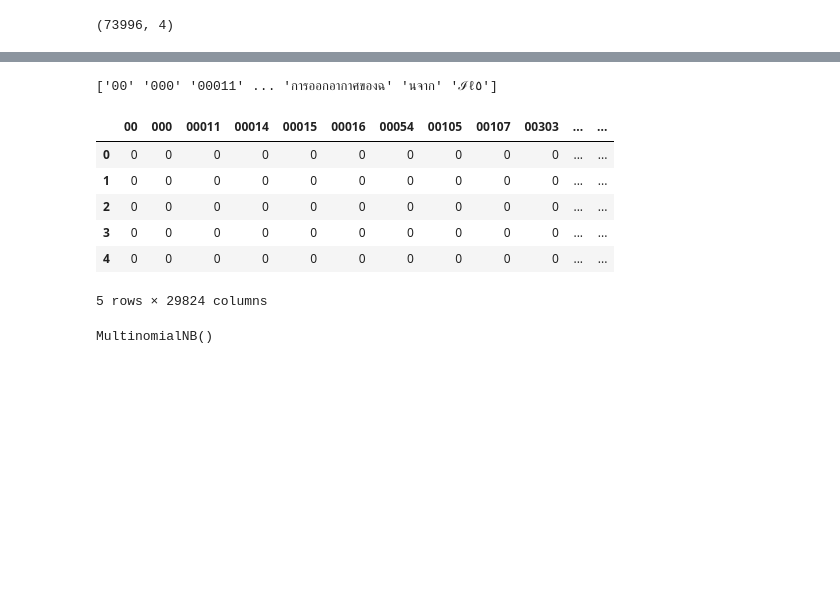
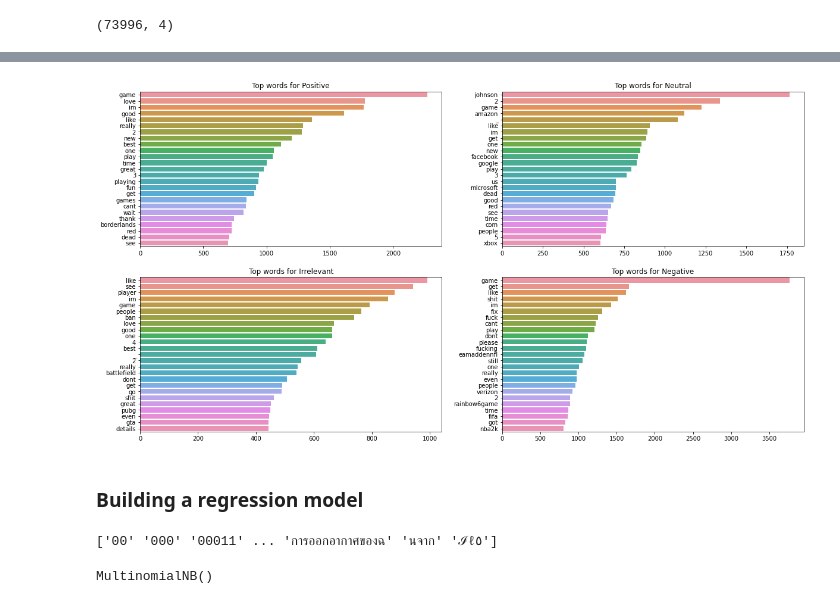
Before and after one commit to mambo-mk/Sentiment-Analysis, a Jupyter notebook: Text Analytics.ipynb, the cells around one changed output, grey strips where cells are left out. Cells and saved outputs as stored; diff of their text form; code cells hidden in the pictures; blank space fills up the shorter version.

```diff
--- a/Text Analytics.ipynb
+++ b/Text Analytics.ipynb
@@ -74 +88,28 @@ Name: 3, dtype: object
+# %%
+# Top words
+import re
+from nltk.corpus import stopwords
+stopwords_list = stopwords.words('english')
+
+word_counts = {'Positive': [],
+                'Neutral': [],
+                'Irrelevant': [],
+                'Negative': []}
+
+pattern = re.compile('[^\w ]')
+for text, t in zip(df['Text'], df["Sentiment"]):
+    text = re.sub(pattern, '', text).lower().split()
+    text = [word for word in text if word not in stopwords_list]
+    word_counts[t].extend(text)
+# %%
+fig, axes = plt.subplots(2, 2, figsize=(20,10.5))
+for axis, (target, words) in zip(axes.flatten(), word_counts.items()):
+    bar_info = pd.Series(words).value_counts()[:25]
+    sns.barplot(x=bar_info.values, y=bar_info.index, ax=axis)
+    axis.set_title(f'Top words for {target}')
+plt.show()
+# %% [output]
+[figure, added]
+# %% [markdown]
+### Building a regression model
 # %%
@@ -82,19 +125,12 @@ y = df[2]
-# %%
-# vectorize the data
-vector = CountVectorizer()
-X = vector.fit_transform(x)
-print(vector.get_feature_names_out())
-X.toarray()
-
-dy = pd.DataFrame(X.toarray(), columns = vector.get_feature_names_out())
-dy.head()
-# %% [output]
-['00' '000' '00011' ... 'การออกอากาศของฉ' 'นจาก' 'ℐℓ٥']
-|  | 00 | 000 | 00011 | 00014 | 00015 | 00016 | 00054 | 00105 | 00107 | 00303 | ... | ... |
-| 0 | 0 | 0 | 0 | 0 | 0 | 0 | 0 | 0 | 0 | 0 | ... | ... |
-| 1 | 0 | 0 | 0 | 0 | 0 | 0 | 0 | 0 | 0 | 0 | ... | ... |
-| 2 | 0 | 0 | 0 | 0 | 0 | 0 | 0 | 0 | 0 | 0 | ... | ... |
-| 3 | 0 | 0 | 0 | 0 | 0 | 0 | 0 | 0 | 0 | 0 | ... | ... |
-| 4 | 0 | 0 | 0 | 0 | 0 | 0 | 0 | 0 | 0 | 0 | ... | ... |
-5 rows × 29824 columns
+# %%
+# Vectorize the data
+vector = CountVectorizer()
+X = vector.fit_transform(x)
+print(vector.get_feature_names_out())
+# X.toarray()
+
+# dy = pd.DataFrame(X.toarray(), columns = vector.get_feature_names_out())
+# dy.head()
+# %% [output]
+['00' '000' '00011' ... 'การออกอากาศของฉ' 'นจาก' 'ℐℓ٥']
 # %%
```
Also changed, not shown: parts of 16 cells of this notebook.
